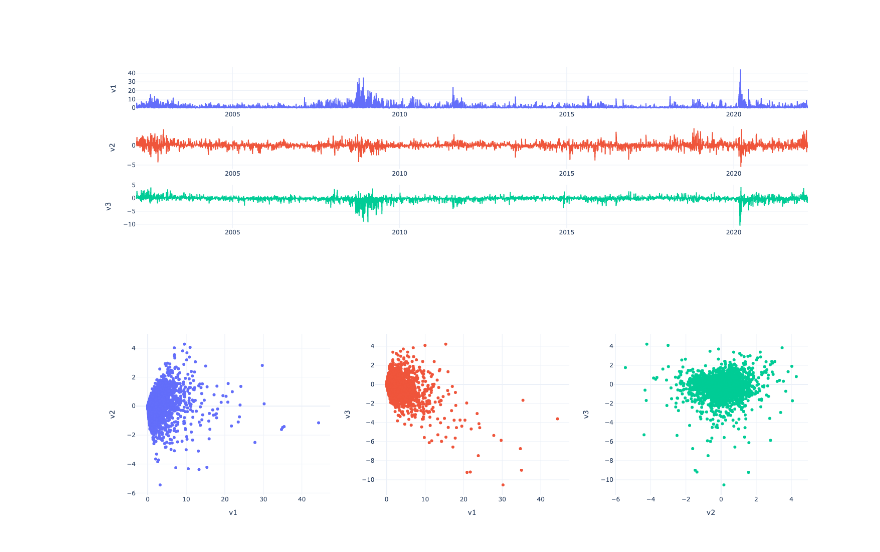
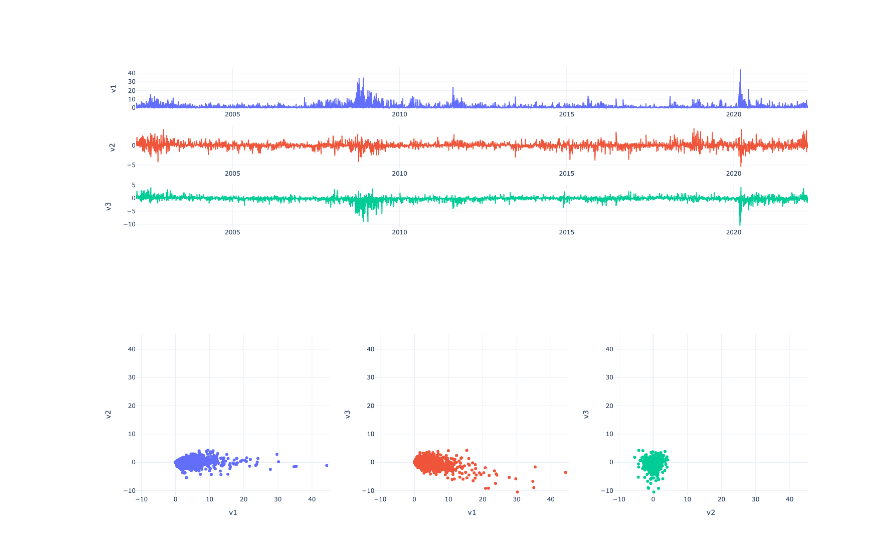
Before and after one commit to MegaCookies88/MSc.-Thesis-EVT-SP500, a Jupyter notebook: Jupyter_Notebooks/EPCA.ipynb, the cells around one changed output. Drawn from its saved outputs; the diff is of its cells as text; code cells hidden in the pictures.

```diff
--- a/Jupyter_Notebooks/EPCA.ipynb
+++ b/Jupyter_Notebooks/EPCA.ipynb
@@ -236,18 +245,27 @@ fig.show()
 # %%
 fig = make_subplots(rows=1, cols=3)
 
 for i in range(3):
     for j in range(i+1,3):
         fig.add_trace(
             go.Scatter(x=v.iloc[:,i], y=v.iloc[:,j], mode='markers'),
             row=1, col=i+j
         )
         fig.update_xaxes(title_text='v'+str(i+1), row=1, col=i+j)
         fig.update_yaxes(title_text='v'+str(j+1), row=1, col=i+j)
 
+a = v.iloc[:,:3].min().min()-1
+b = v.iloc[:,:3].max().max()+1
+fig.update_xaxes(range=(a,b), row=1, col=1)
+fig.update_yaxes(range=(a,b), row=1, col=1)
+fig.update_xaxes(range=(a,b), row=1, col=2)
+fig.update_yaxes(range=(a,b), row=1, col=2)
+fig.update_xaxes(range=(a,b), row=1, col=3)
+fig.update_yaxes(range=(a,b), row=1, col=3)
+
 fig.update_layout(showlegend=False, height=500, width=1500)
 
 #fig.write_image('../figures/tail_scores_scatter.jpeg', scale=2)
 fig.show()
 # %% [output]
-[figure, old version]
+[figure, new version]
```
Also changed, not shown: parts of 1 cell of this notebook.
